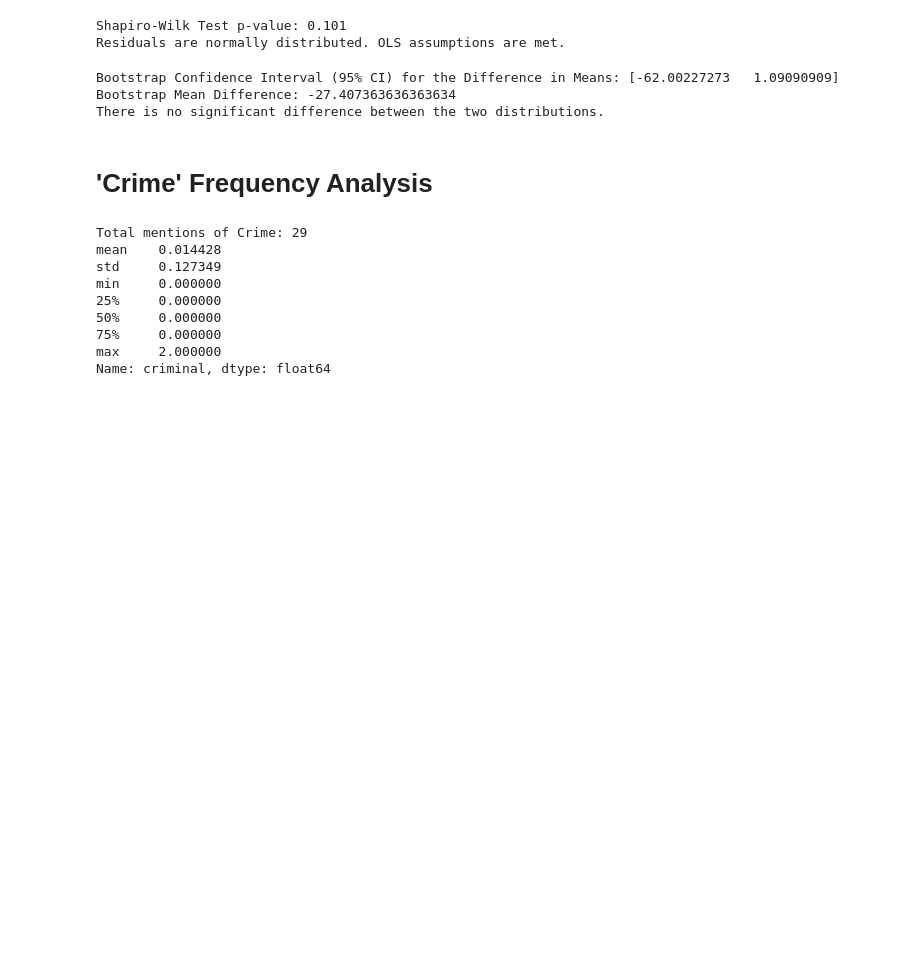
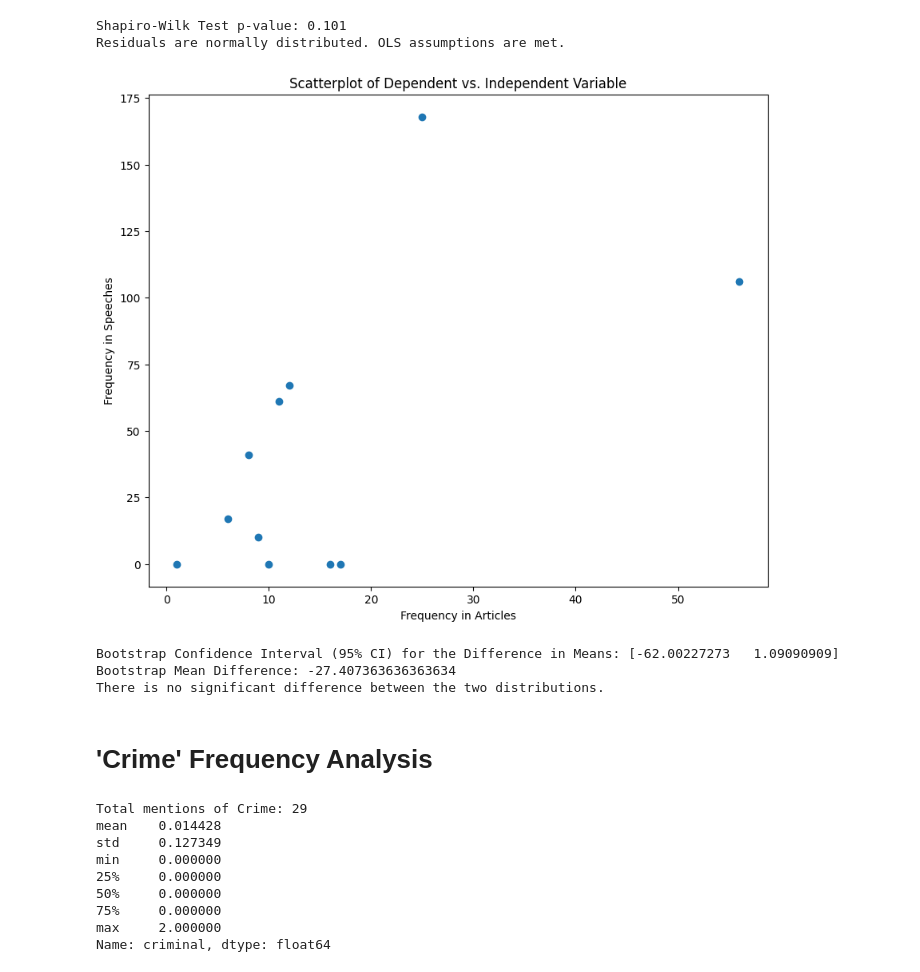
Before and after one commit to jinkim-com/qm2coursework, a Jupyter notebook: NLP_Trump_2020.ipynb, the cells around one changed output. Saved outputs shown, nothing was run; the diff lists cells and outputs as text; code cells hidden in the pictures; blank space fills up the shorter version.

```diff
--- a/NLP_Trump_2020.ipynb
+++ b/NLP_Trump_2020.ipynb
@@ -1240,6 +1230,16 @@ else:
 # %% [output]
 Shapiro-Wilk Test p-value: 0.101
 Residuals are normally distributed. OLS assumptions are met.
+# %%
+import matplotlib.pyplot as plt
+
+plt.scatter(combined2_df['Frequencynyt'], combined2_df['Frequencyspeech'])
+plt.xlabel('Frequency in Articles')
+plt.ylabel('Frequency in Speeches')
+plt.title('Scatterplot of Dependent vs. Independent Variable')
+plt.show()
+# %% [output]
+[figure, added]
 # %%
 import numpy as np
 n_iterations = 10000
```
Also changed, not shown: parts of 7 cells of this notebook.
